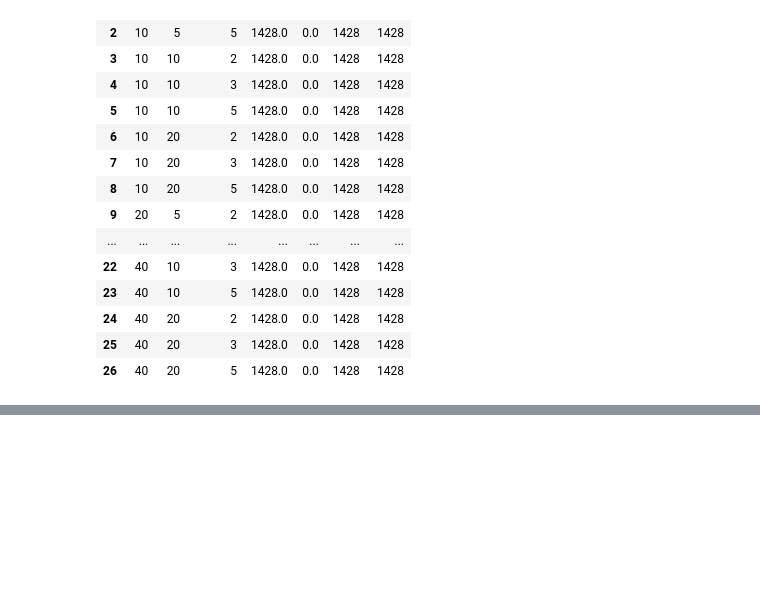
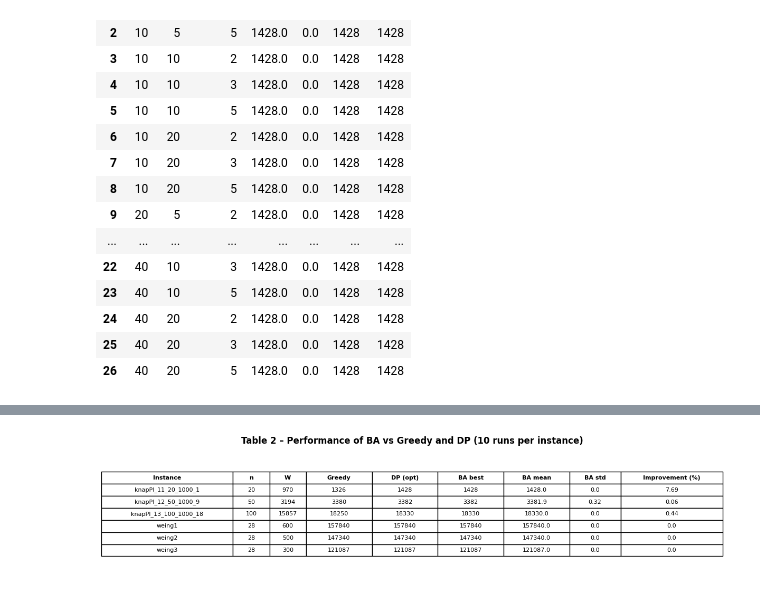
Before and after one commit to QuasimodoCodes/4610-Final, a Jupyter notebook: KnapsackProblemBeesAlgorithm/BA_Knapsack.ipynb, the cells around one changed output, grey strips where cells are left out. Saved outputs shown, nothing was run; the diff lists cells and outputs as text; code cells hidden in the pictures; blank space fills up the shorter version.

```diff
--- a/KnapsackProblemBeesAlgorithm/BA_Knapsack_test.ipynb
+++ b/KnapsackProblemBeesAlgorithm/BA_Knapsack.ipynb
@@ -760,0 +835,81 @@ report_table.to_csv(out_dir/"report_table.csv", index=False)
+# %%
+import matplotlib.pyplot as plt
+import pandas as pd
+
+# ---------- Data for Table 2 ----------
+data_t2 = [
+    ["knapPI_11_20_1000_1",   20,   970,   1326,   1428,   1428,   1428.0,   0.00, 7.69],
+    ["knapPI_12_50_1000_9",   50,   3194,  3380,   3382,   3382,   3381.9,   0.32, 0.06],
+    ["knapPI_13_100_1000_18", 100,  15857, 18250,  18330,  18330,  18330.0,  0.00, 0.44],
+    ["weing1",                28,   600,   157840, 157840, 157840, 157840.0, 0.00, 0.00],
+    ["weing2",                28,   500,   147340, 147340, 147340, 147340.0, 0.00, 0.00],
+    ["weing3",                28,   300,   121087, 121087, 121087, 121087.0, 0.00, 0.00],
+]
+
+cols_t2 = [
+    "Instance",
+    "n",
+    "W",
+    "Greedy value",
+    "DP value (opt)",
+    "BA best value",
+    "BA mean value",
+    "BA std dev",
+    "Improvement over Greedy (%)",
+]
+
+df_t2 = pd.DataFrame(data_t2, columns=cols_t2)
+
+# Nice rounding
+df_t2["BA mean value"] = df_t2["BA mean value"].round(1)
+df_t2["BA std dev"] = df_t2["BA std dev"].round(2)
+df_t2["Improvement over Greedy (%)"] = df_t2["Improvement over Greedy (%)"].round(2)
+
+# Shorter column labels to avoid overlap
+col_labels = [
+    "Instance",
+    "n",
+    "W",
+    "Greedy",
+    "DP (opt)",
+    "BA best",
+    "BA mean",
+    "BA std",
+    "Improvement (%)",
+]
+
+plt.rcParams["font.size"] = 9
+
+fig, ax = plt.subplots(figsize=(12, 2.8))  # a bit wider
+ax.axis("off")
+
+table = ax.table(
+    cellText=df_t2.values,
+    colLabels=col_labels,
+    cellLoc="center",
+    loc="center",
+    # give the first and last columns more width
+    colWidths=[0.18, 0.05, 0.05, 0.09, 0.09, 0.09, 0.09, 0.07, 0.14],
+)
+
+table.auto_set_font_size(False)
+table.set_fontsize(8)
+table.scale(1.2, 1.4)
+
+# Bold header row
+for (row, col), cell in table.get_celld().items():
+    if row == 0:
+        cell.set_text_props(weight="bold")
+
+ax.set_title(
+    "Table 2 – Performance of BA vs Greedy and DP (10 runs per instance)",
+    pad=20,
+    fontsize=12,
+    fontweight="bold",
+)
+
+plt.tight_layout()
+fig.savefig("table2_ba_vs_greedy_dp.png", dpi=300, bbox_inches="tight")
+plt.show()
+# %% [output]
+[figure, added]
```
Also changed, not shown: parts of 2 cells of this notebook, 6 other files.
